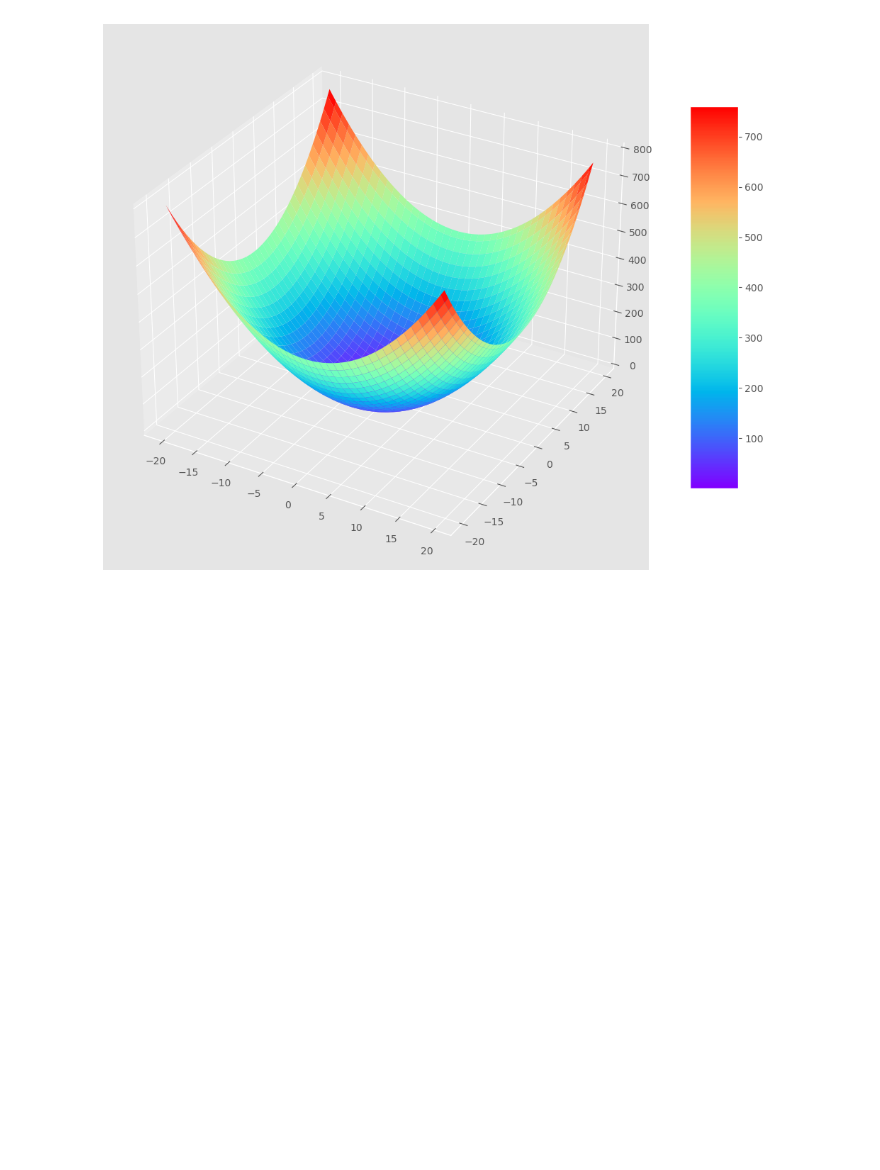
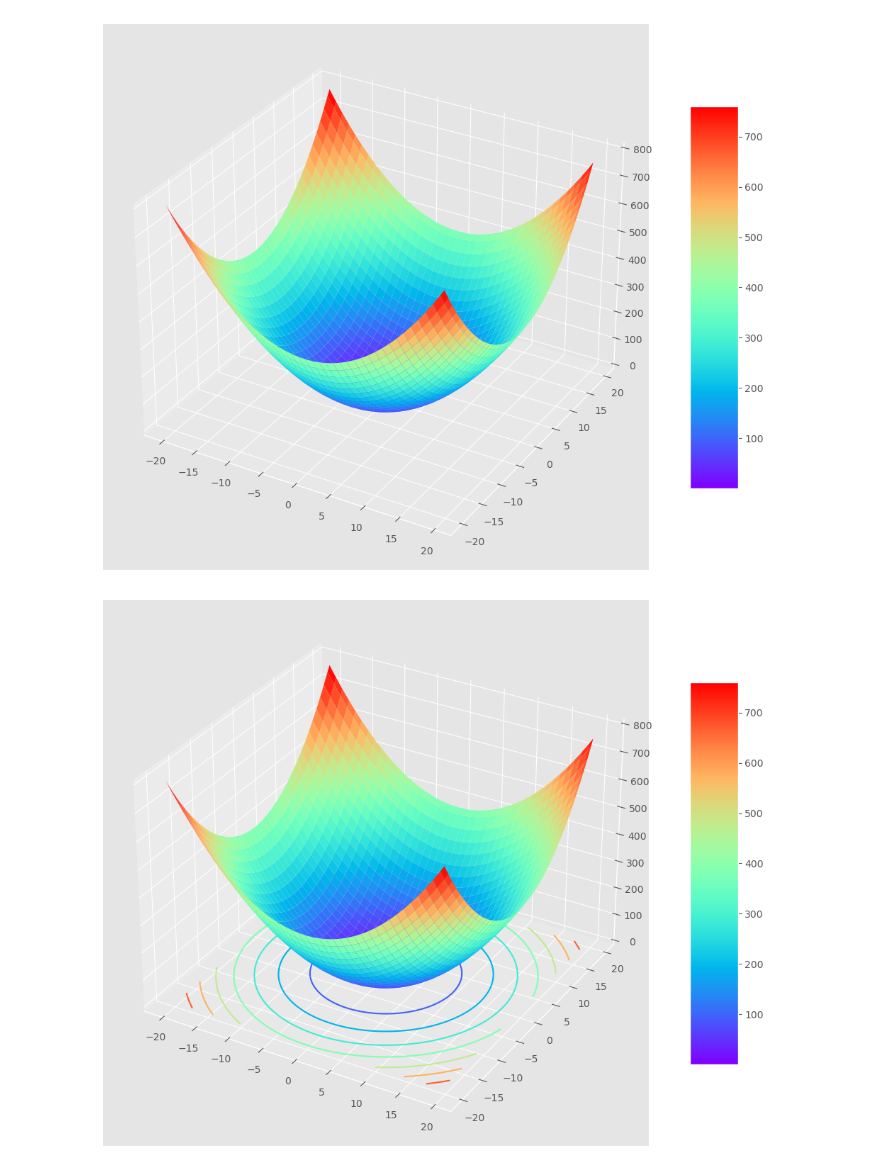
Before and after one commit to mehradi-github/ref-jupyter-2510, a Jupyter notebook: Plot_advance.ipynb, the cells around one changed output. Cells and saved outputs as stored; diff of their text form; code cells hidden in the pictures; blank space fills up the shorter version.

Commit message:
Printing contour for z=x**2+y**2

```diff
--- a/Plot_advance.ipynb
+++ b/Plot_advance.ipynb
@@ -122,3 +122,15 @@ surf = ax.plot_surface(X, Y, Z, cmap=plt.cm.rainbow)
 fig.colorbar(surf, shrink=0.7, aspect=8);
 # %% [output]
 [figure]
+# %%
+fig  = plt.figure(figsize=(15,10))
+#ax   = fig.gca(projection='3d')
+
+ax=plt.axes(projection='3d')
+surf = ax.plot_surface(X, Y, Z, cmap=plt.cm.rainbow)
+
+cset = ax.contour(X, Y, Z, zdir='z', offset=0, cmap=plt.cm.rainbow)
+
+fig.colorbar(surf, shrink=0.7, aspect=8);
+# %% [output]
+[figure, added]
```
